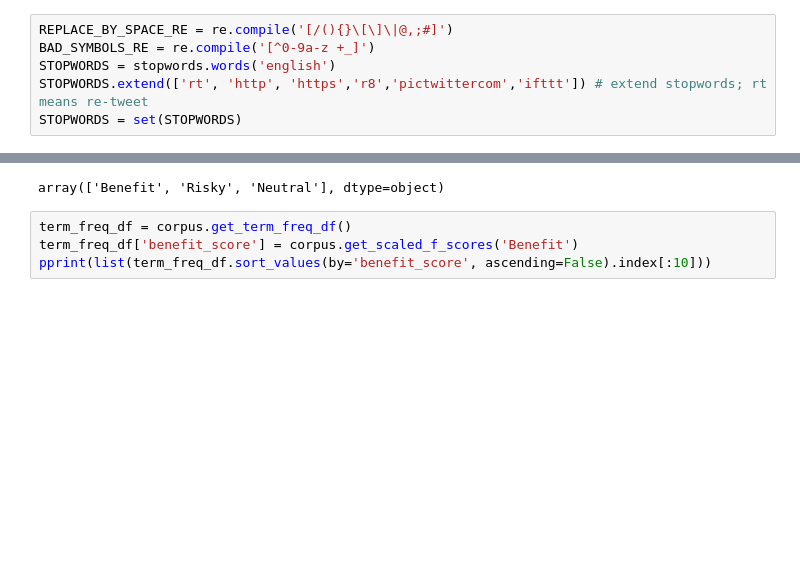
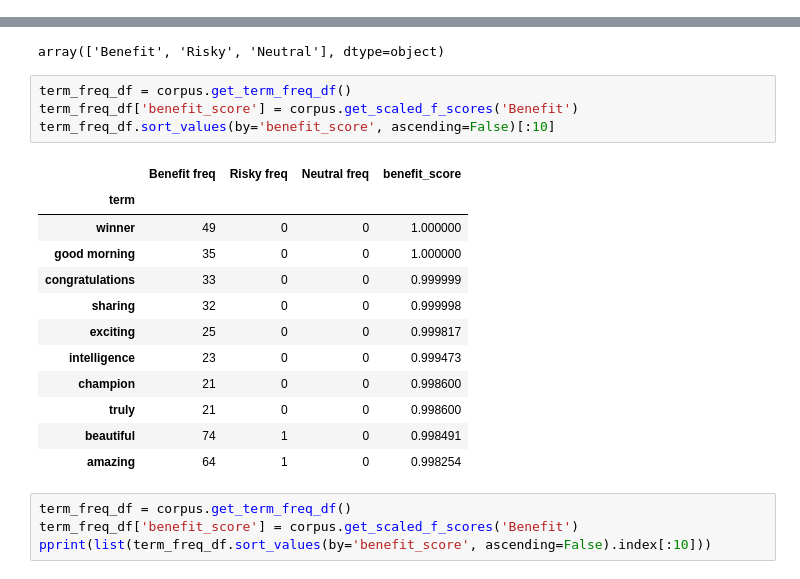
Before and after one commit to HassanSherwani/Natural-Language-Processing-II-, a Jupyter notebook: 16.Sentiment_Analyses(2)/ 11.uni,bi,trigrams.ipynb, the cells around one changed output, grey strips where cells are left out. Drawn from its saved outputs; the diff is of its cells as text; blank space fills up the shorter version.

```diff
--- a/16.Sentiment_Analyses(2)/ 11.uni,bi,trigrams.ipynb
+++ b/16.Sentiment_Analyses(2)/ 11.uni,bi,trigrams.ipynb
@@ -112,12 +112,6 @@ stop_words = set(stopwords.words("english"))
 ##Creating a list of custom stopwords
 new_words = ["using", "show", "result", "large", "also", "iv", "one", "two", "new", "previously", "shown"]
 stop_words = stop_words.union(new_words)
-# %%
-REPLACE_BY_SPACE_RE = re.compile('[/(){}\[\]\|@,;#]')
-BAD_SYMBOLS_RE = re.compile('[^0-9a-z +_]')
-STOPWORDS = stopwords.words('english')
-STOPWORDS.extend(['rt', 'http', 'https','r8','pictwittercom','ifttt']) # extend stopwords; rt means re-tweet
-STOPWORDS = set(STOPWORDS)
 # %% [markdown]
 ### 3.2.make function
 # %%
@@ -173,6 +167,23 @@ Above are the terms that differentiate the text messages from a general English
 data.Sent_type.unique()
 # %% [output]
 array(['Benefit', 'Risky', 'Neutral'], dtype=object)
+# %%
+term_freq_df = corpus.get_term_freq_df()
+term_freq_df['benefit_score'] = corpus.get_scaled_f_scores('Benefit')
+term_freq_df.sort_values(by='benefit_score', ascending=False)[:10]
+# %% [output]
+|  | Benefit freq | Risky freq | Neutral freq | benefit_score |
+| term |  |  |  |  |
+| winner | 49 | 0 | 0 | 1.000000 |
+| good morning | 35 | 0 | 0 | 1.000000 |
+| congratulations | 33 | 0 | 0 | 0.999999 |
+| sharing | 32 | 0 | 0 | 0.999998 |
+| exciting | 25 | 0 | 0 | 0.999817 |
+| intelligence | 23 | 0 | 0 | 0.999473 |
+| champion | 21 | 0 | 0 | 0.998600 |
+| truly | 21 | 0 | 0 | 0.998600 |
+| beautiful | 74 | 1 | 0 | 0.998491 |
+| amazing | 64 | 1 | 0 | 0.998254 |
 # %%
 term_freq_df = corpus.get_term_freq_df()
 term_freq_df['benefit_score'] = corpus.get_scaled_f_scores('Benefit')
```
Also changed, not shown: parts of 4 cells of this notebook.
